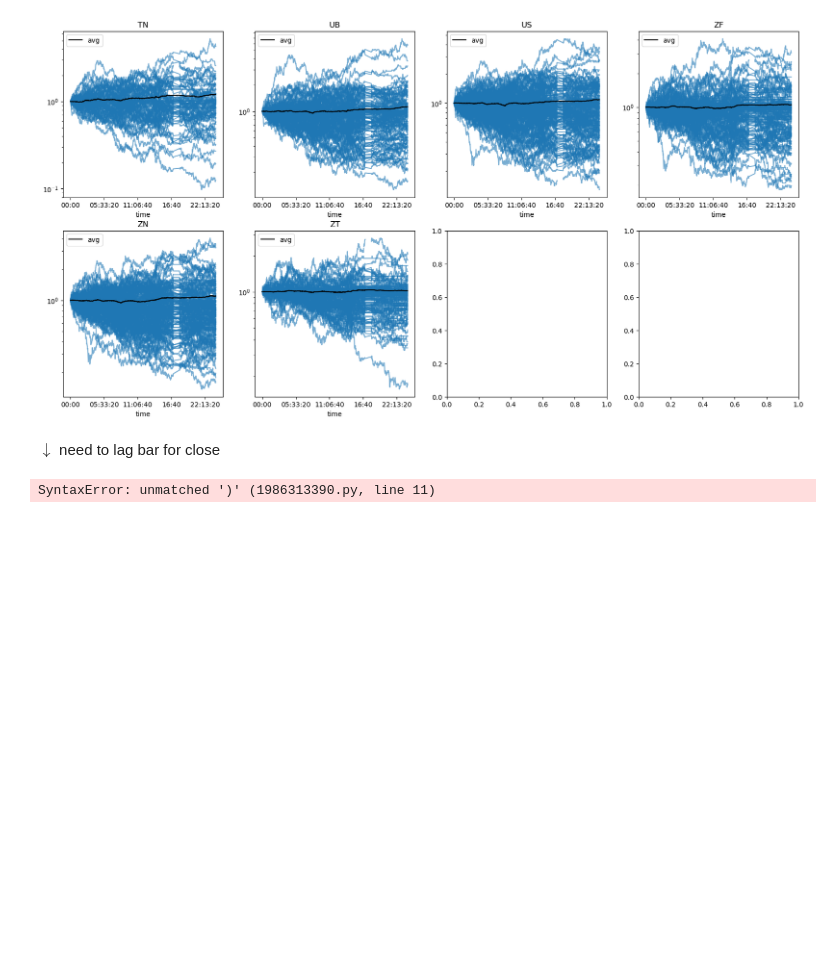
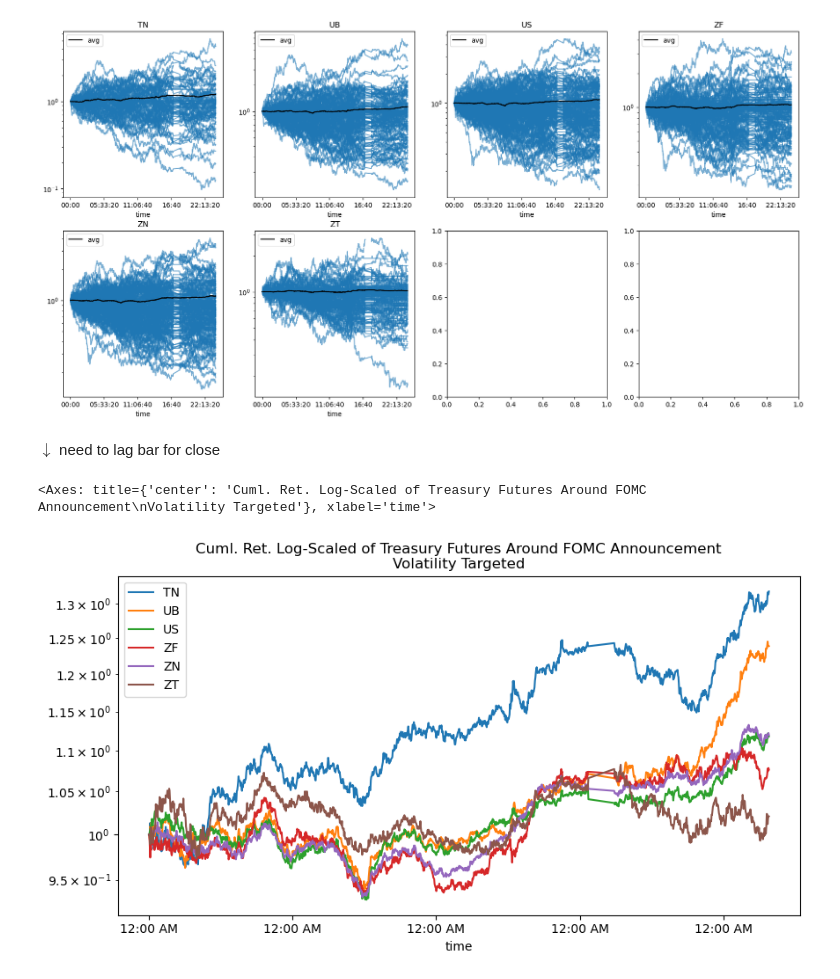
Before and after one commit to diegodalvarez/FOMCDrift, a Jupyter notebook: notebooks/FirstRateRebuild.ipynb, the cells around one changed output. Cells and saved outputs as stored; diff of their text form; code cells hidden in the pictures; blank space fills up the shorter version.

```diff
--- a/notebooks/FirstRateRebuild.ipynb
+++ b/notebooks/FirstRateRebuild.ipynb
@@ -85,16 +85,20 @@ $\downarrow$ need to lag bar for close
 # %%
 import matplotlib.dates as mdates
 
 fig, ax = plt.subplots(figsize=(10, 5))
 
 display(df_avg_rtn
-    .pivot(index = "time", columns = "ticker", values = "vol_rtn")
+    .rename(columns = {"ticker": ""})
+    .pivot(index = "time", columns = "", values = "vol_rtn")
     .fillna(0)
     .apply(lambda x: np.cumprod(1 + x))
-)
+    .plot(
+        logy  = True,
+        ax    = ax,
+        title = "Cuml. Ret. Log-Scaled of Treasury Futures Around FOMC Announcement\nVolatility Targeted"))
 
 ax.xaxis.set_major_formatter(mdates.DateFormatter("%I:%M %p"))
-
 plt.show()
 # %% [output]
-SyntaxError: unmatched ')' (1986313390.py, line 11)
+<Axes: title={'center': 'Cuml. Ret. Log-Scaled of Treasury Futures Around FOMC Announcement\nVolatility Targeted'}, xlabel='time'>
+[figure, added]
```
